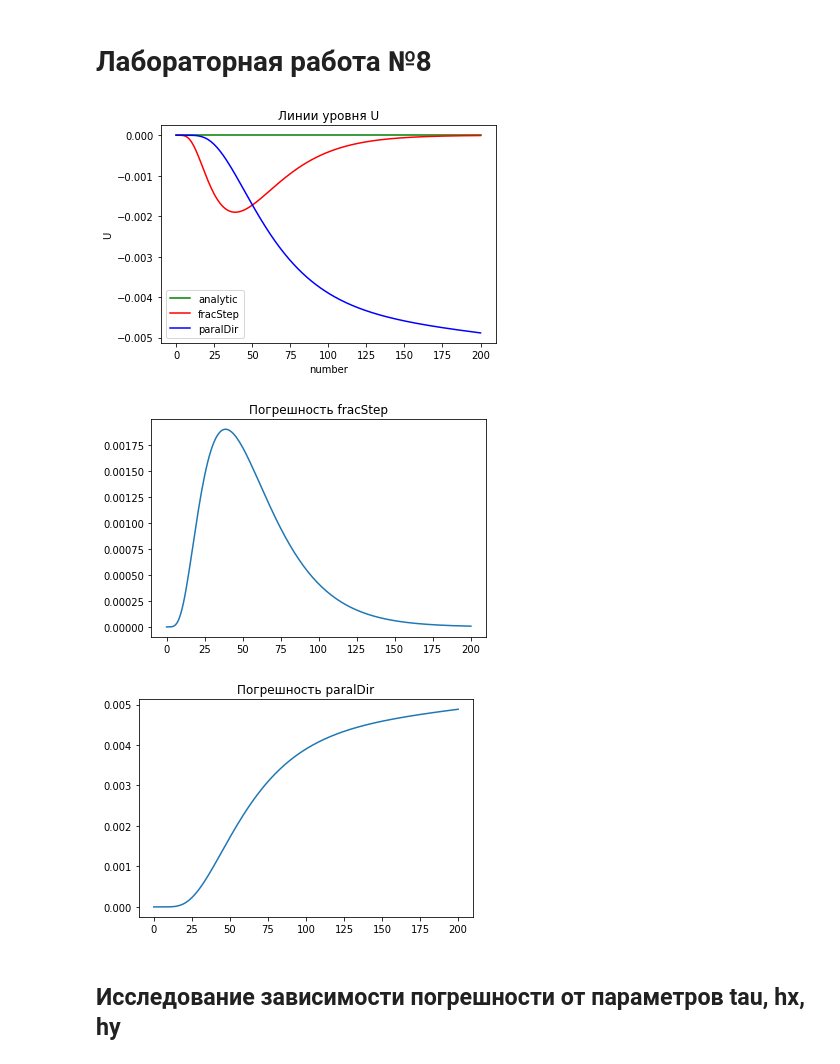
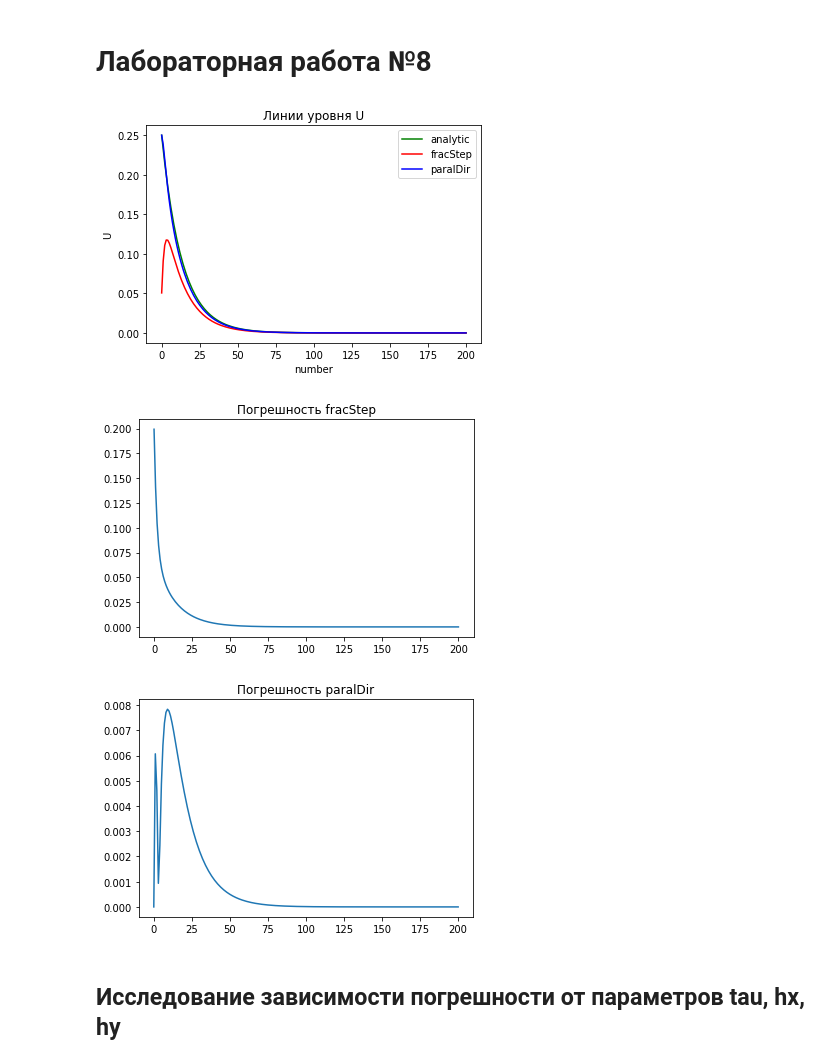
Before and after one commit to pivovarov-mai/80-406-b17, a Jupyter notebook: lab8/lab8_NM.ipynb, the cells around one changed output. Cells and saved outputs as stored; diff of their text form; code cells hidden in the pictures.

```diff
--- a/lab8/lab8_NM.ipynb
+++ b/lab8/lab8_NM.ipynb
@@ -136,7 +136,6 @@ class ParabolicSolver:
 							self.data.alpha2 - self.data.alpha1 / self.hx)
 				u1[-1][j] = (self.data.phi12(self.y[j], t2) + self.data.beta1 * u1[-2][j] / self.hx) / (
 							self.data.beta2 + self.data.beta1 / self.hx)
-			####
 			u2 = np.zeros((len(self.x), len(self.y)))
 			for i in range(len(self.x) - 1):
 				aa, bb, cc, dd = self.getCoeffs(self.y)
@@ -246,52 +245,52 @@ def presontation(dict_, data, args, y_point, time):
   plt.plot(abs(dict_['analytic'][time][y_point] - dict_['fracStep'][time][y_point]))
   plt.show()
 
 
   plt.title('Погрешность paralDir')
   plt.plot(abs(dict_['analytic'][time][y_point] - dict_['paralDir'][time][y_point]))
   plt.show()
 
 
-data = {'nx': 40, 'ny': 40, 'T': 5, 'K': 200}
-nx, ny, T, K = int(data['nx']), int(data['ny']), int(data['T']), int(data['K'])
+data = {'a': 1, 'nx': 40, 'ny': 40, 'T': 5, 'K': 200}
+a, nx, ny, T, K = int(data['a']), int(data['nx']), int(data['ny']), int(data['T']), int(data['K'])
 args = {
-	'a': 1,
-	'b': 1,
+	'a': a,
+	'b': a,
 	'c': 0,
 	'd': 0,
-	'lx': np.pi,
-	'ly': np.pi,
+	'lx': np.pi / 4,
+	'ly': np.log(2),
 	'f': lambda x, y, t: 0,
 	'alpha1': 0,
 	'alpha2': 1,
-	'beta1': 0,
-	'beta2': 1,
-	'gamma1': 0,
-	'gamma2': 1,
+	'beta1': 1,
+	'beta2': 0,
+	'gamma1': 1,
+	'gamma2': 0,
 	'delta1': 0,
 	'delta2': 1,
-	'phi11': lambda y, t: np.cos(y) * np.exp(-2 * t),
-	'phi12': lambda y, t: -1 * np.cos(y) * np.exp(-2 * t),
-	'phi21': lambda x, t: np.cos(x) * np.exp(-2 * t),
-	'phi22': lambda x, t: -1 * np.cos(x) * np.exp(-2 * t),
-	'psi': lambda x, y: np.cos(x) * np.cos(y),
-	'solution': lambda x, y, t: np.cos(x) * np.cos(y) * np.exp(-2 * t)
+	'phi11': lambda y, t: np.sinh(y) * np.exp(-3 * a * t),
+	'phi12': lambda y, t: -2 * np.sinh(y) * np.exp(-3 * a * t),
+	'phi21': lambda x, t: np.cos(2 * x) * np.exp(-3 * a * t),
+	'phi22': lambda x, t: 3 / 4 * np.cos(2 * x) * np.exp(-3 * a * t),
+	'psi': lambda x, y: np.cos(2 * x) * np.sinh(y),
+	'solution': lambda x, y, t: np.cos(2 * x) * np.sinh(y) * np.exp(-3 * a * t)
 }
 
 solver = ParabolicSolver(args, nx, ny, T, K)
 solverFrac = ParabolicSolver(args, nx, ny, T, K)
 solverParal = ParabolicSolver(args, nx, ny, T, K)
 ans = {
 	'fracStep': solverFrac.fractionalSteps_solver(),
 	'paralDir': solverParal.parallelDirections_solver(),
 	'analytic': solver.analyticSolve(nx, ny, T, K)
 }
 
 presontation(ans, data, args, 20, 20)
 # %% [output]
-[figure, old version]
+[figure, new version]
-[figure, old version]
+[figure, new version]
-[figure, old version]
+[figure, new version]
 # %% [markdown]
 ## Исследование зависимости погрешности от параметров tau, hx, hy
 # %%
```
Also changed, not shown: parts of 3 cells of this notebook, 4 other files.
